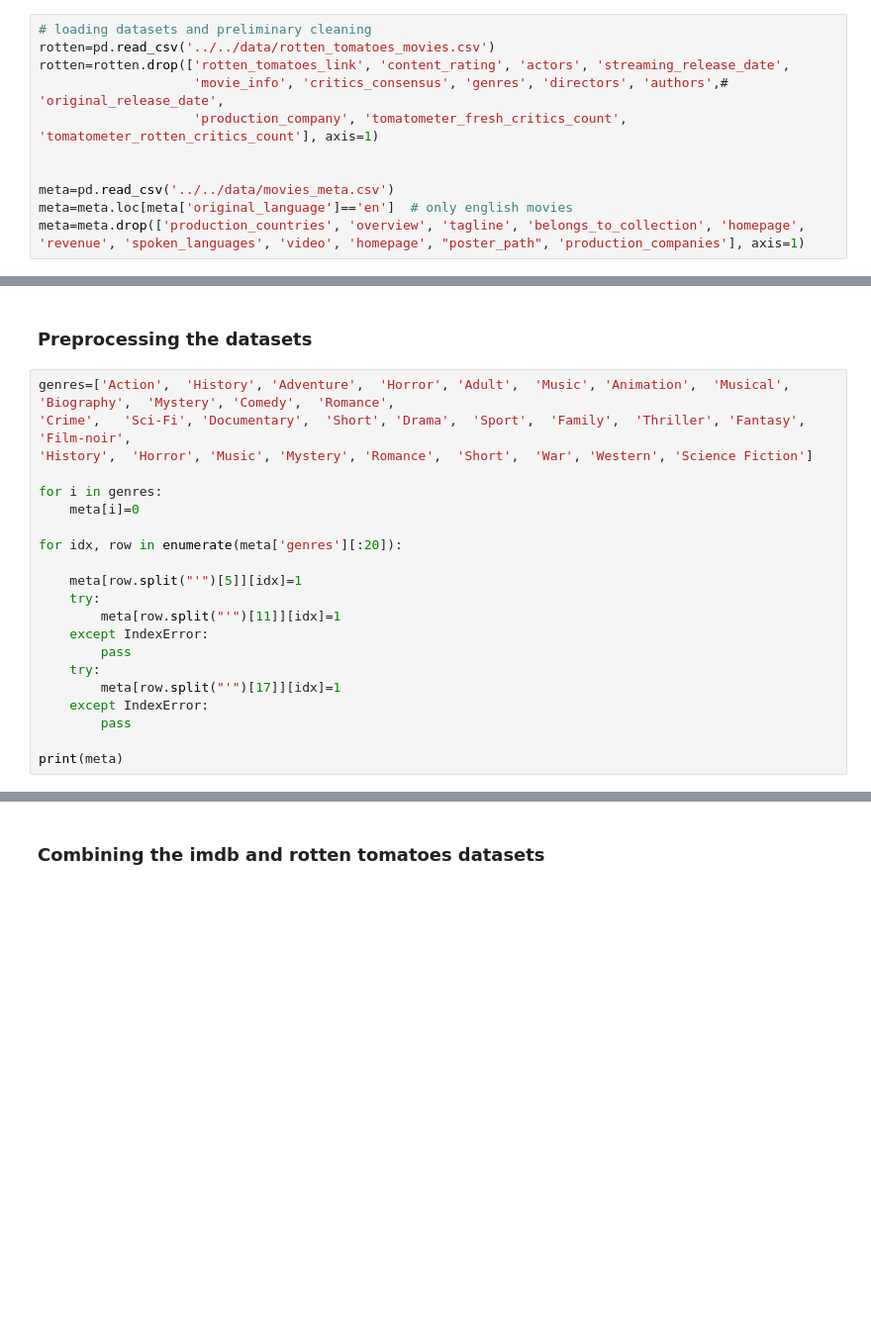
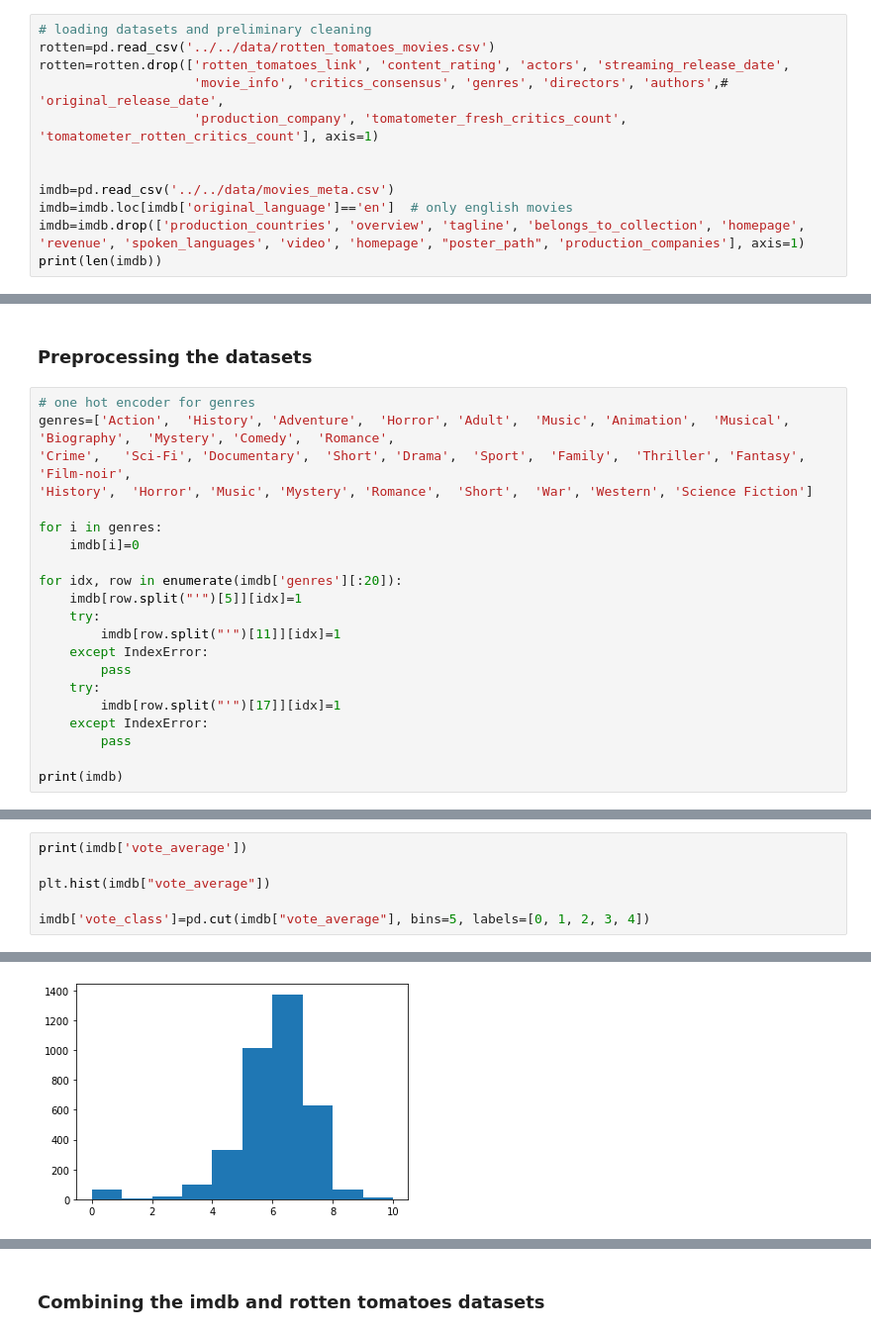
Before and after one commit to piegarroni/movie-predictions, a Jupyter notebook: notebooks/meta_notebook.ipynb, the cells around one changed output, grey strips where cells are left out. Shown at 99% size. Saved outputs shown, nothing was run; the diff lists cells and outputs as text; blank space fills up the shorter version.

```diff
--- a/notebooks/meta_notebook.ipynb
+++ b/notebooks/meta_notebook.ipynb
@@ -15,6 +15,7 @@ rotten=rotten.drop(['rotten_tomatoes_link', 'content_rating', 'actors', 'streami
                     'production_company', 'tomatometer_fresh_critics_count', 'tomatometer_rotten_critics_count'], axis=1)
 
 
-meta=pd.read_csv('../../data/movies_meta.csv')
-meta=meta.loc[meta['original_language']=='en']  # only english movies
-meta=meta.drop(['production_countries', 'overview', 'tagline', 'belongs_to_collection', 'homepage', 'revenue', 'spoken_languages', 'video', 'homepage', "poster_path", 'production_companies'], axis=1)
+imdb=pd.read_csv('../../data/movies_meta.csv')
+imdb=imdb.loc[imdb['original_language']=='en']  # only english movies
+imdb=imdb.drop(['production_countries', 'overview', 'tagline', 'belongs_to_collection', 'homepage', 'revenue', 'spoken_languages', 'video', 'homepage', "poster_path", 'production_companies'], axis=1)
+print(len(imdb))
@@ -21,26 +24,26 @@ meta=meta.drop(['production_countries', 'overview', 'tagline', 'belongs_to_colle
 # %% [markdown]
 ### Preprocessing the datasets
 # %%
+# one hot encoder for genres
 genres=['Action',  'History', 'Adventure',  'Horror', 'Adult',  'Music', 'Animation',  'Musical', 'Biography',  'Mystery', 'Comedy',  'Romance',
 'Crime',   'Sci-Fi', 'Documentary',  'Short', 'Drama',  'Sport',  'Family',  'Thriller', 'Fantasy',  'Film-noir',
 'History',  'Horror', 'Music', 'Mystery', 'Romance',  'Short',  'War', 'Western', 'Science Fiction']
 
 for i in genres:
-    meta[i]=0
+    imdb[i]=0
 
-for idx, row in enumerate(meta['genres'][:20]):
-
-    meta[row.split("'")[5]][idx]=1
+for idx, row in enumerate(imdb['genres'][:20]):
+    imdb[row.split("'")[5]][idx]=1
     try:
-        meta[row.split("'")[11]][idx]=1
+        imdb[row.split("'")[11]][idx]=1
     except IndexError:
         pass
     try:
-        meta[row.split("'")[17]][idx]=1
+        imdb[row.split("'")[17]][idx]=1
     except IndexError:
         pass
 
-print(meta)
+print(imdb)
 # %% [output]
       adult    budget                                             genres  \
 0     False  30000000  [{'id': 16, 'name': 'Animation'}, {'id': 35, '...
@@ -78,0 +82,7 @@ See the caveats in the documentation: https://pandas.pydata.org/pandas-docs/stab
+# %%
+print(imdb['vote_average'])
+
+plt.hist(imdb["vote_average"])
+
+imdb['vote_class']=pd.cut(imdb["vote_average"], bins=5, labels=[0, 1, 2, 3, 4])
+# %% [output]
@@ -78,0 +101 @@ See the caveats in the documentation: https://pandas.pydata.org/pandas-docs/stab
+[figure, added]
```
Also changed, not shown: parts of 31 cells of this notebook, 3 other files.
